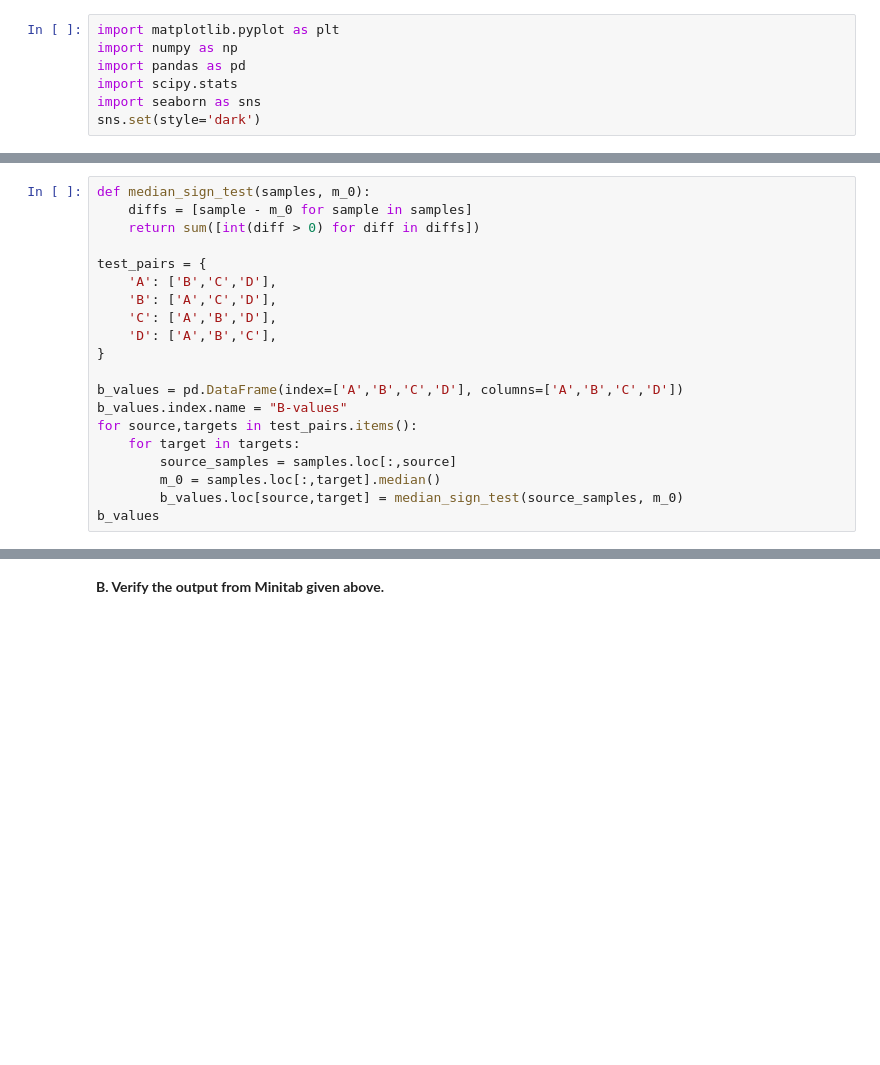
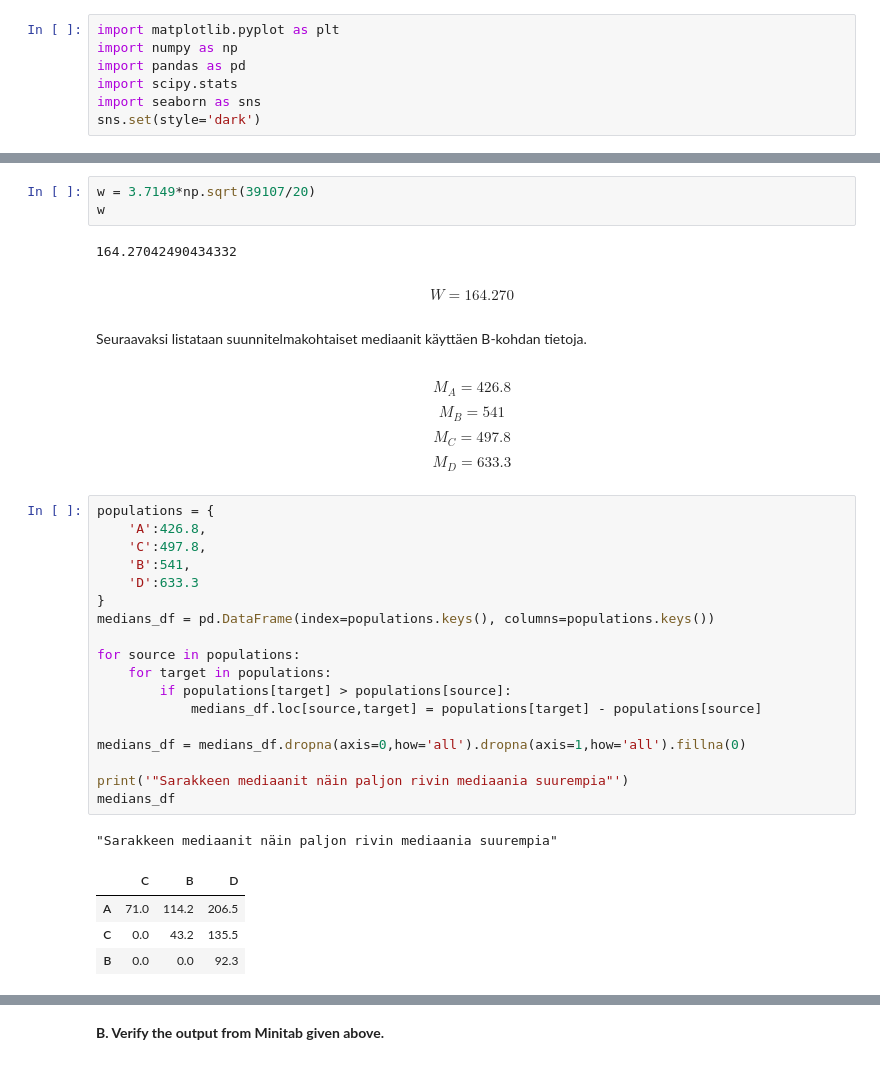
Before and after one commit to karmus89/statistics-data-analysis-exercises, a Jupyter notebook: Exercises.ipynb, the cells around one changed output, grey strips where cells are left out. Drawn from its saved outputs; the diff is of its cells as text; blank space fills up the shorter version.

```diff
--- a/Exercises.ipynb
+++ b/Exercises.ipynb
@@ -1552,20 +1491,0 @@ $$ H_a : M_{\text{lähde}} \ne M_{\text{kohde}} $$
-# %%
-def median_sign_test(samples, m_0):
-    diffs = [sample - m_0 for sample in samples]
-    return sum([int(diff > 0) for diff in diffs])
-
-test_pairs = {
-    'A': ['B','C','D'],
-    'B': ['A','C','D'],
-    'C': ['A','B','D'],
-    'D': ['A','B','C'],
-}
-
-b_values = pd.DataFrame(index=['A','B','C','D'], columns=['A','B','C','D'])
-b_values.index.name = "B-values"
-for source,targets in test_pairs.items():
-    for target in targets:
-        source_samples = samples.loc[:,source]
-        m_0 = samples.loc[:,target].median()
-        b_values.loc[source,target] = median_sign_test(source_samples, m_0)
-b_values
@@ -1595,0 +1515,38 @@ Eli näiden testien pohjalta voidaan todeta, että mediaanin eroavuuden osalta C
+# %%
+w = 3.7149*np.sqrt(39107/20)
+w
+# %% [output]
+164.27042490434332
+# %% [markdown]
+$$ W = 164.270 $$
+# %% [markdown]
+Seuraavaksi listataan suunnitelmakohtaiset mediaanit käyttäen B-kohdan tietoja.
+# %% [markdown]
+$$ M_A = 426.8 $$
+$$ M_B = 541 $$
+$$ M_C = 497.8 $$
+$$ M_D = 633.3 $$
+# %%
+populations = {
+    'A':426.8,
+    'C':497.8,
+    'B':541,
+    'D':633.3
+}
+medians_df = pd.DataFrame(index=populations.keys(), columns=populations.keys())
+
+for source in populations:
+    for target in populations:
+        if populations[target] > populations[source]:
+            medians_df.loc[source,target] = populations[target] - populations[source]
+
+medians_df = medians_df.dropna(axis=0,how='all').dropna(axis=1,how='all').fillna(0)
+
+print('"Sarakkeen mediaanit näin paljon rivin mediaania suurempia"')
+medians_df
+# %% [output]
+"Sarakkeen mediaanit näin paljon rivin mediaania suurempia"
+|  | C | B | D |
+| A | 71.0 | 114.2 | 206.5 |
+| C | 0.0 | 43.2 | 135.5 |
+| B | 0.0 | 0.0 | 92.3 |
```
Also changed, not shown: parts of 90 cells of this notebook.
